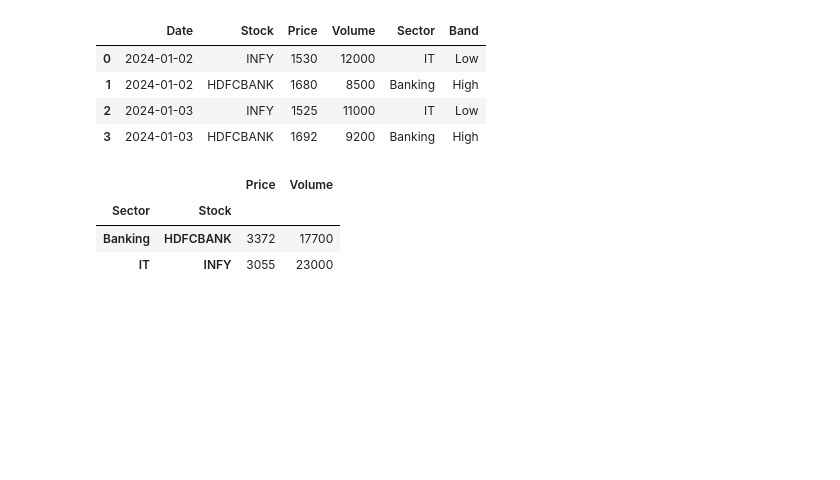
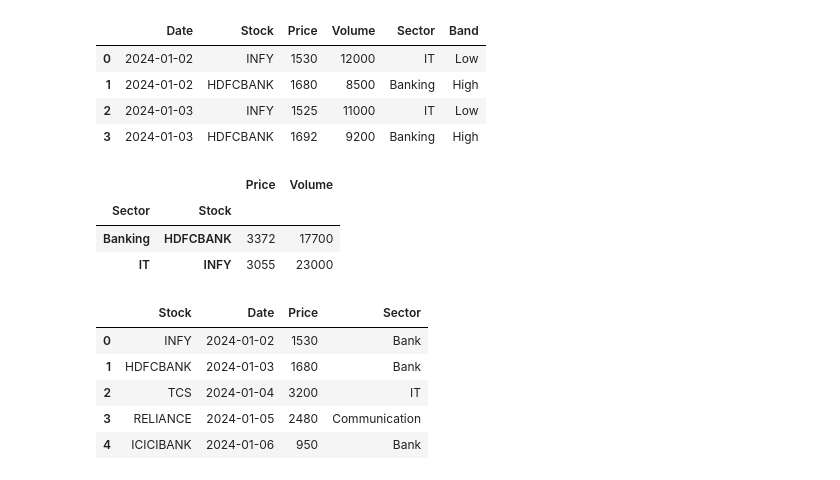
Before and after one commit to Rakshit-Lodha/zero-to-hero-python, a Jupyter notebook: zerotohero.ipynb, the cells around one changed output. Cells and saved outputs as stored; diff of their text form; code cells hidden in the pictures; blank space fills up the shorter version.

```diff
--- a/zerotohero.ipynb
+++ b/zerotohero.ipynb
@@ -2294,3 +2294,9 @@ df_2.groupby(['Sector','Stock'])[['Price','Volume']].sum()
 | Sector | Stock |  |  |
 | Banking | HDFCBANK | 3372 | 17700 |
 | IT | INFY | 3055 | 23000 |
+# %%
+data_prices = {
+    'Stock': ['INFY', 'HDFCBANK', 'TCS', 'RELIANCE', 'ICICIBANK'],
+    'Date': ['2024-01-02', '2024-01-03', '2024-01-04', '2024-01-05', '2024-01-06'],
+    'Price': [1530, 1680, 3200, 2480, 950]
+}
@@ -2296,0 +2305,11 @@ df_2.groupby(['Sector','Stock'])[['Price','Volume']].sum()
+# %%
+df_price['Sector'] = ['Bank', 'Bank', 'IT', 'Communication', 'Bank']
+
+df_price
+# %% [output]
+|  | Stock | Date | Price | Sector |
+| 0 | INFY | 2024-01-02 | 1530 | Bank |
+| 1 | HDFCBANK | 2024-01-03 | 1680 | Bank |
+| 2 | TCS | 2024-01-04 | 3200 | IT |
+| 3 | RELIANCE | 2024-01-05 | 2480 | Communication |
+| 4 | ICICIBANK | 2024-01-06 | 950 | Bank |
```
Also changed, not shown: parts of 7 cells of this notebook, 2 other files.
